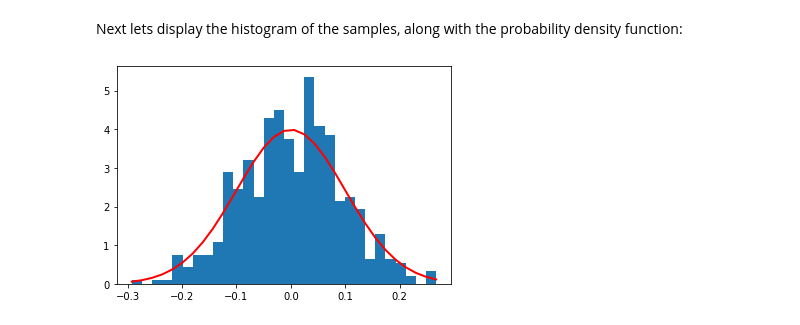
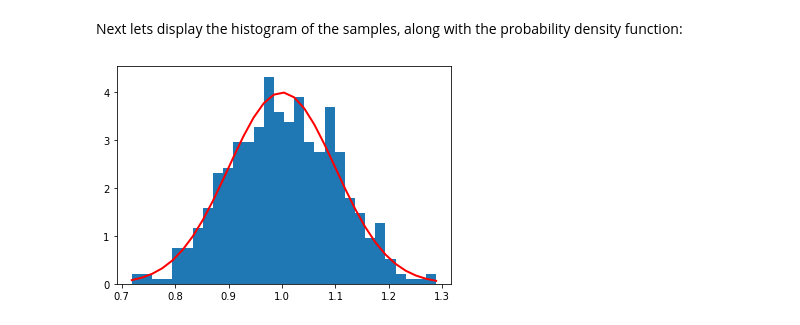
Before and after one commit to KatarzynaConnell/Numpy.random_assignment, a Jupyter notebook: numpy.random.ipynb, the cells around one changed output. Saved outputs shown, nothing was run; the diff lists cells and outputs as text; code cells hidden in the pictures.

```diff
--- a/numpy.random.ipynb
+++ b/numpy.random.ipynb
@@ -482,8 +479,8 @@ Lets set the values of mean and standard deviation to 0 and 0.1 and set the numb
 # %%
-mn, std = 0, 0.1 # setting values for mean and standard deviation
+mn, std = 1, 0.1 # setting values for mean and standard deviation
 s = np.random.normal(mn, std, 500) # setting the samples to 500
-abs(mn - np.mean(s)) < 0.01 # verifying the mean
-abs(sigma - np.std(s, ddof=1)) < 0.01 # verifying the variance
+abs(mn - np.mean(s)) < 0.05 # verifying the mean
+abs(0.1- np.std(s, ddof=1)) < 0.01 # verifying the variance
 # %% [output]
 True
 # %% [markdown]
@@ -491,9 +488,9 @@ Next lets display the histogram of the samples, along with the probability densi
 # %%
 import matplotlib.pyplot as plt
 count, bins, ignored = plt.hist(s, 30, density=True)
-plt.plot(bins, 1/(sigma * np.sqrt(2 * np.pi)) *
+plt.plot(bins, 1/(0.1 * np.sqrt(2 * np.pi)) *
                np.exp( - (bins - mn)**2 / (2 * std**2) ),
          linewidth=2, color='r')
 plt.show()
 # %% [output]
-[figure, old version]
+[figure, new version]
```
Also changed, not shown: parts of 30 cells of this notebook.
